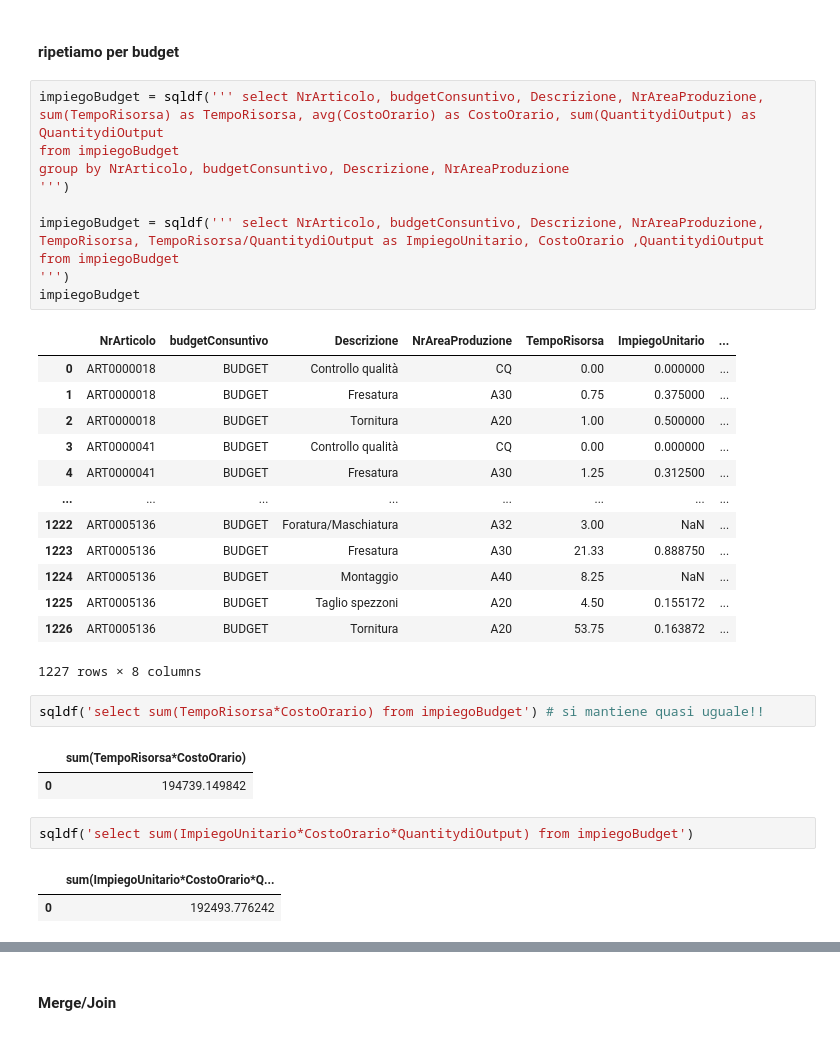
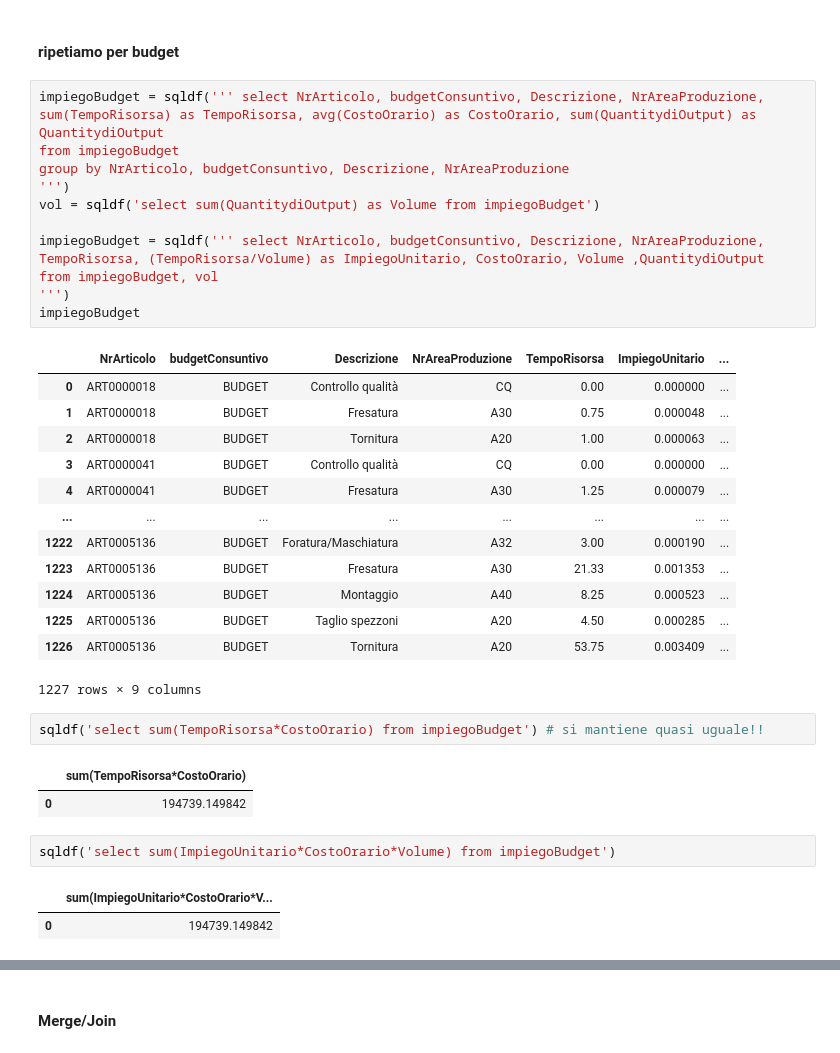
Before and after one commit to VinciGit00/SCGProject, a Jupyter notebook: Datasets/DataElaboration/TotaleDavidExtendedV2.ipynb, the cells around one changed output, grey strips where cells are left out. Cells and saved outputs as stored; diff of their text form.

```diff
--- a/Datasets/DataElaboration/TotaleDavidExtendedV2.ipynb
+++ b/Datasets/DataElaboration/TotaleDavidExtendedV2.ipynb
@@ -425,37 +415,38 @@ sqldf('select * from impiegoConsuntivo where ImpiegoUnitario is null')
 # %%
 impiegoBudget = sqldf(''' select NrArticolo, budgetConsuntivo, Descrizione, NrAreaProduzione, sum(TempoRisorsa) as TempoRisorsa, avg(CostoOrario) as CostoOrario, sum(QuantitydiOutput) as QuantitydiOutput
 from impiegoBudget
 group by NrArticolo, budgetConsuntivo, Descrizione, NrAreaProduzione
 ''')
+vol = sqldf('select sum(QuantitydiOutput) as Volume from impiegoBudget')
 
-impiegoBudget = sqldf(''' select NrArticolo, budgetConsuntivo, Descrizione, NrAreaProduzione, TempoRisorsa, TempoRisorsa/QuantitydiOutput as ImpiegoUnitario, CostoOrario ,QuantitydiOutput
-from impiegoBudget
+impiegoBudget = sqldf(''' select NrArticolo, budgetConsuntivo, Descrizione, NrAreaProduzione, TempoRisorsa, (TempoRisorsa/Volume) as ImpiegoUnitario, CostoOrario, Volume ,QuantitydiOutput
+from impiegoBudget, vol
 ''')
 impiegoBudget
 # %% [output]
 |  | NrArticolo | budgetConsuntivo | Descrizione | NrAreaProduzione | TempoRisorsa | ImpiegoUnitario | ... |
 | 0 | ART0000018 | BUDGET | Controllo qualità | CQ | 0.00 | 0.000000 | ... |
-| 1 | ART0000018 | BUDGET | Fresatura | A30 | 0.75 | 0.375000 | ... |
-| 2 | ART0000018 | BUDGET | Tornitura | A20 | 1.00 | 0.500000 | ... |
+| 1 | ART0000018 | BUDGET | Fresatura | A30 | 0.75 | 0.000048 | ... |
+| 2 | ART0000018 | BUDGET | Tornitura | A20 | 1.00 | 0.000063 | ... |
 | 3 | ART0000041 | BUDGET | Controllo qualità | CQ | 0.00 | 0.000000 | ... |
-| 4 | ART0000041 | BUDGET | Fresatura | A30 | 1.25 | 0.312500 | ... |
+| 4 | ART0000041 | BUDGET | Fresatura | A30 | 1.25 | 0.000079 | ... |
 | ... | ... | ... | ... | ... | ... | ... | ... |
-| 1222 | ART0005136 | BUDGET | Foratura/Maschiatura | A32 | 3.00 | NaN | ... |
-| 1223 | ART0005136 | BUDGET | Fresatura | A30 | 21.33 | 0.888750 | ... |
-| 1224 | ART0005136 | BUDGET | Montaggio | A40 | 8.25 | NaN | ... |
-| 1225 | ART0005136 | BUDGET | Taglio spezzoni | A20 | 4.50 | 0.155172 | ... |
-| 1226 | ART0005136 | BUDGET | Tornitura | A20 | 53.75 | 0.163872 | ... |
+| 1222 | ART0005136 | BUDGET | Foratura/Maschiatura | A32 | 3.00 | 0.000190 | ... |
+| 1223 | ART0005136 | BUDGET | Fresatura | A30 | 21.33 | 0.001353 | ... |
+| 1224 | ART0005136 | BUDGET | Montaggio | A40 | 8.25 | 0.000523 | ... |
+| 1225 | ART0005136 | BUDGET | Taglio spezzoni | A20 | 4.50 | 0.000285 | ... |
+| 1226 | ART0005136 | BUDGET | Tornitura | A20 | 53.75 | 0.003409 | ... |
-1227 rows × 8 columns
+1227 rows × 9 columns
 # %%
 sqldf('select sum(TempoRisorsa*CostoOrario) from impiegoBudget') # si mantiene quasi uguale!!
 # %% [output]
 |  | sum(TempoRisorsa*CostoOrario) |
 | 0 | 194739.149842 |
 # %%
-sqldf('select sum(ImpiegoUnitario*CostoOrario*QuantitydiOutput) from impiegoBudget')
+sqldf('select sum(ImpiegoUnitario*CostoOrario*Volume) from impiegoBudget')
 # %% [output]
-|  | sum(ImpiegoUnitario*CostoOrario*Q... |
-| 0 | 192493.776242 |
+|  | sum(ImpiegoUnitario*CostoOrario*V... |
+| 0 | 194739.149842 |
 # %%
 sqldf('select * from impiegoBudget where ImpiegoUnitario is null')
 # %% [output]
```
Also changed, not shown: parts of 25 cells of this notebook.
